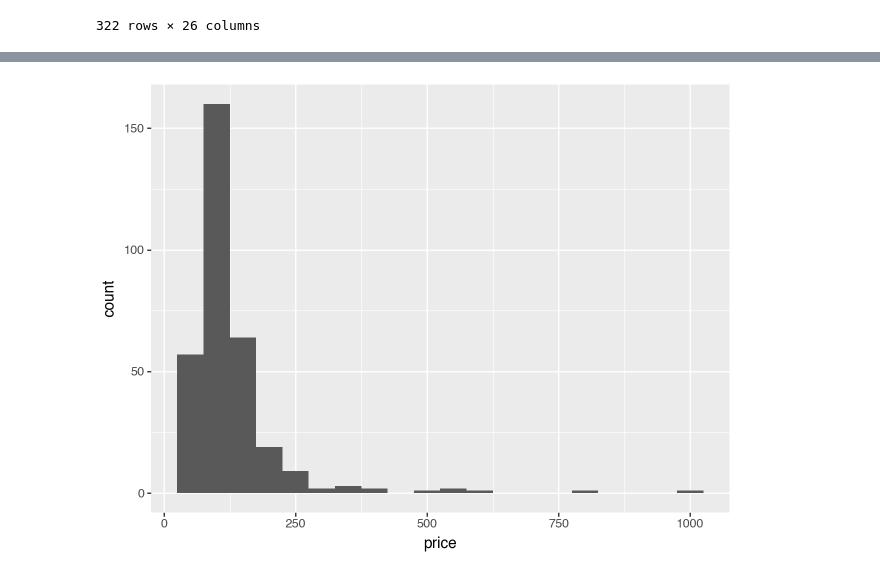
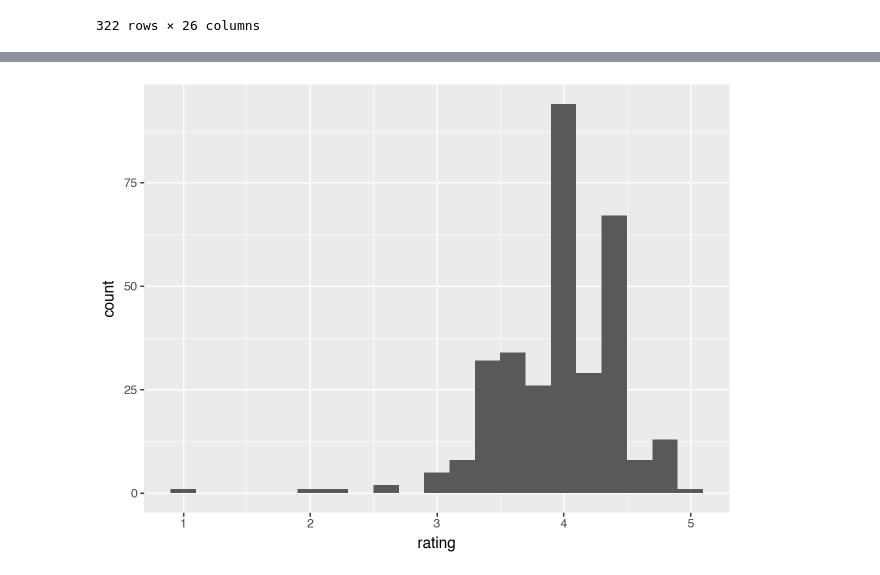
Before and after one commit to ucoland/Assignment-Coding-for-Economists2024, a Jupyter notebook: Assignment-Coding-for-Economists2024.ipynb, the cells around one changed output, grey strips where cells are left out. Drawn from its saved outputs; the diff is of its cells as text; code cells hidden in the pictures.

```diff
--- a/Assignment-Coding-for-Economists2024.ipynb
+++ b/Assignment-Coding-for-Economists2024.ipynb
@@ -216,8 +216,8 @@ warnings.filterwarnings("ignore")
 # %%
 # Task 9
 ## Create histgram of price
 from plotnine import ggplot, aes, geom_histogram
 
-ggplot(df_cleaned, aes(x="price")) + geom_histogram(binwidth=50)
+ggplot(df_cleaned, aes(x="rating")) + geom_histogram(binwidth=0.2)
 # %% [output]
-[figure, old version]
+[figure, new version]
```
Also changed, not shown: parts of 2 cells of this notebook.
